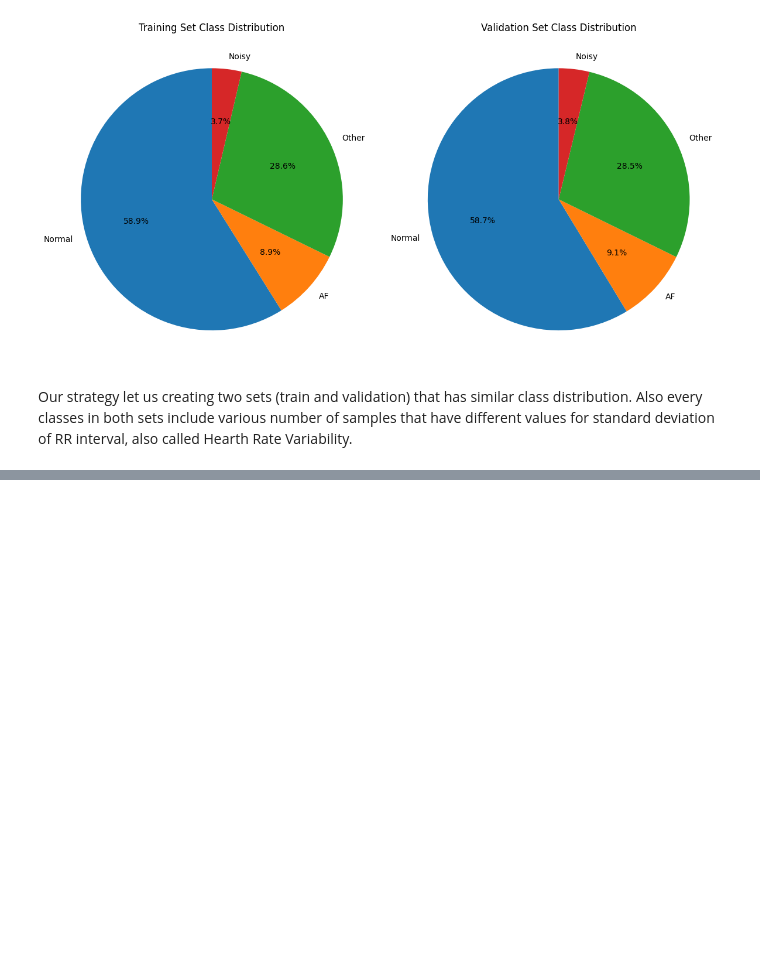
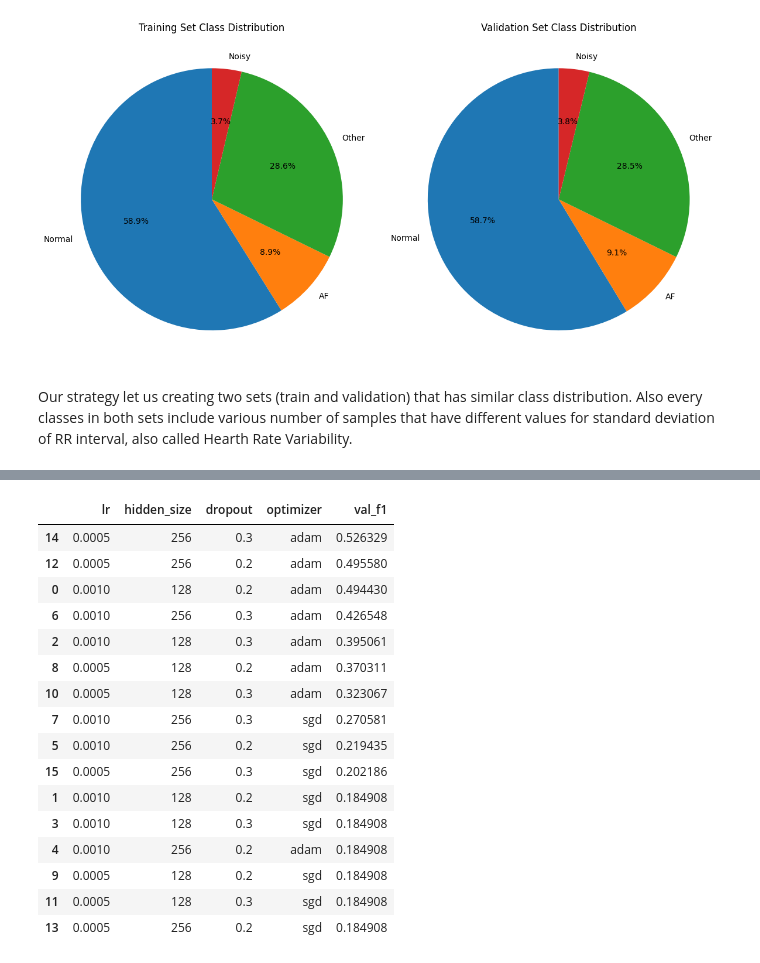
Before and after one commit to emirhansarioglu/ecg-timeseries-model, a Jupyter notebook: Dataset_Exploration/EDA.ipynb, the cells around one changed output, grey strips where cells are left out. Cells and saved outputs as stored; diff of their text form; code cells hidden in the pictures; blank space fills up the shorter version.

Commit message:
Add first base model (#4)
* add first model init

* add first base model and hyperparameter tuning

* fix comments

```diff
--- a/Dataset_Exploration/EDA.ipynb
+++ b/Dataset_Exploration/EDA.ipynb
@@ -491,0 +887,11 @@ Our strategy let us creating two sets (train and validation) that has similar cl
+# %%
+num_epochs = 10
+
+for epoch in range(num_epochs):
+    train_loss, train_acc = train_one_epoch(model, train_loader, optimizer, loss_fn_weighted)
+    val_loss, val_acc = evaluate(model, val_loader, loss_fn_weighted)
+
+    print(f"Epoch {epoch+1}/{num_epochs}")
+    print(f"Train Loss: {train_loss:.4f} | Train Acc: {train_acc:.4f}")
+    print(f"Val   Loss: {val_loss:.4f} | Val   Acc: {val_acc:.4f}")
+    print("-" * 40)
@@ -491,0 +916,6 @@ Our strategy let us creating two sets (train and validation) that has similar cl
+# %%
+val_loss, val_acc, val_f1, val_cm, val_report = evaluate_with_metrics(model, val_loader, loss_fn_weighted, device)
+
+print(f"Validation F1 Score: {val_f1:.4f}")
+print("Confusion Matrix:\n", val_cm)
+print("Classification Report:\n", val_report)
@@ -491,0 +1000,7 @@ Our strategy let us creating two sets (train and validation) that has similar cl
+# %%
+param_grid = {
+    'lr': [0.001, 0.0005],
+    'hidden_size': [128, 256],
+    'dropout': [0.2, 0.3],
+    'optimizer': ['adam', 'sgd']
+}
@@ -491,0 +1009,3 @@ Our strategy let us creating two sets (train and validation) that has similar cl
+# %%
+# It takes approximately 30-40 minutes to run all combinations :)
+experiment_results = run_experiments(param_grid, train_df, val_df, num_epochs=6)
@@ -491,0 +1030,21 @@ Our strategy let us creating two sets (train and validation) that has similar cl
+# %%
+top_list = experiment_results.sort_values(by="val_f1", ascending=False)
+top_list
+# %% [output]
+|  | lr | hidden_size | dropout | optimizer | val_f1 |
+| 14 | 0.0005 | 256 | 0.3 | adam | 0.526329 |
+| 12 | 0.0005 | 256 | 0.2 | adam | 0.495580 |
+| 0 | 0.0010 | 128 | 0.2 | adam | 0.494430 |
+| 6 | 0.0010 | 256 | 0.3 | adam | 0.426548 |
+| 2 | 0.0010 | 128 | 0.3 | adam | 0.395061 |
+| 8 | 0.0005 | 128 | 0.2 | adam | 0.370311 |
+| 10 | 0.0005 | 128 | 0.3 | adam | 0.323067 |
+| 7 | 0.0010 | 256 | 0.3 | sgd | 0.270581 |
+| 5 | 0.0010 | 256 | 0.2 | sgd | 0.219435 |
+| 15 | 0.0005 | 256 | 0.3 | sgd | 0.202186 |
+| 1 | 0.0010 | 128 | 0.2 | sgd | 0.184908 |
+| 3 | 0.0010 | 128 | 0.3 | sgd | 0.184908 |
+| 4 | 0.0010 | 256 | 0.2 | adam | 0.184908 |
+| 9 | 0.0005 | 128 | 0.2 | sgd | 0.184908 |
+| 11 | 0.0005 | 128 | 0.3 | sgd | 0.184908 |
+| 13 | 0.0005 | 256 | 0.2 | sgd | 0.184908 |
```
Also changed, not shown: parts of 33 cells of this notebook.
